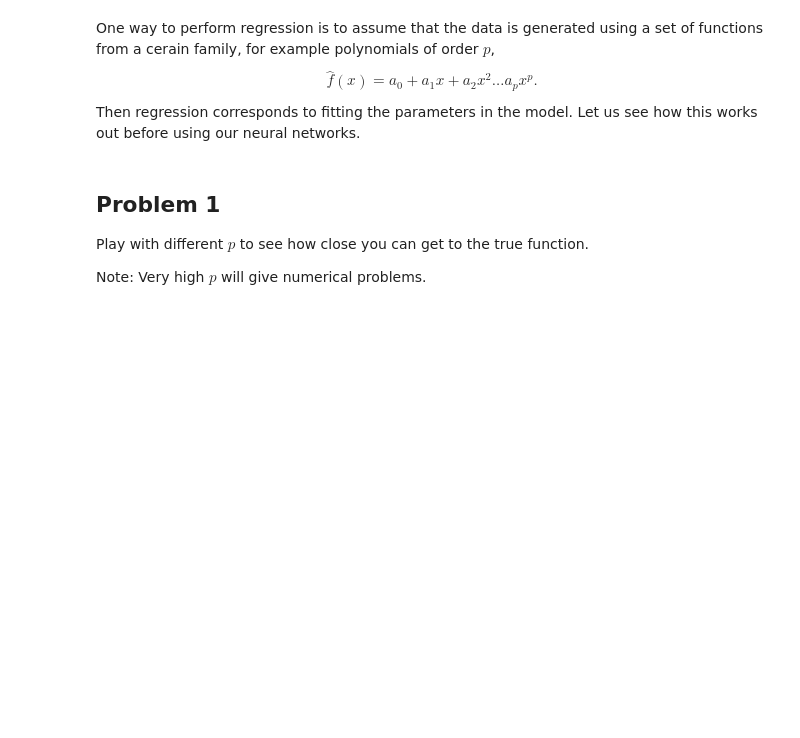
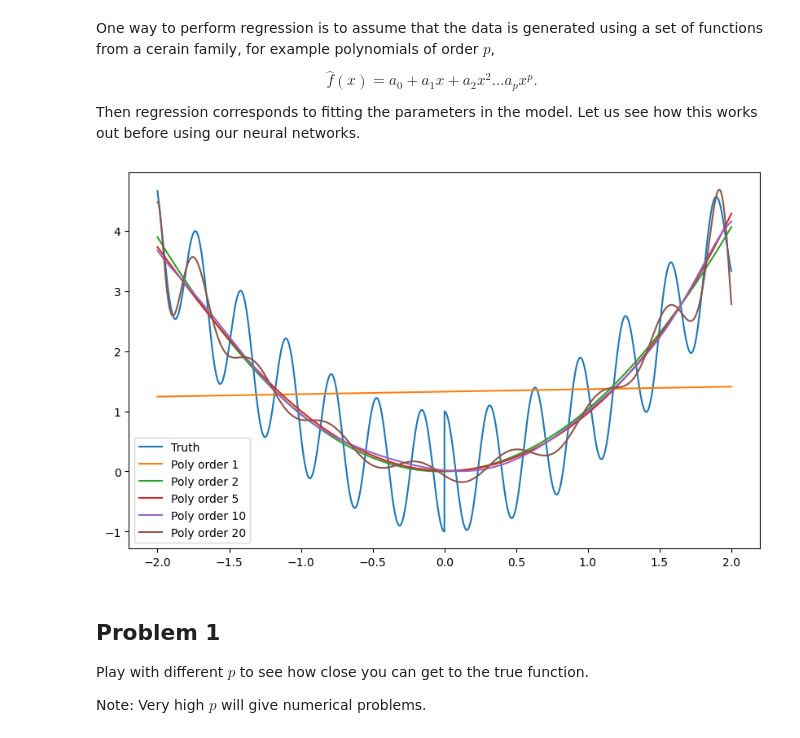
Before and after one commit to sigurdo/maskinlaring_for-signalbehandling, a Jupyter notebook: oving_3/TTT4185_assignment_3b_2022-10-17.ipynb, the cells around one changed output. Saved outputs shown, nothing was run; the diff lists cells and outputs as text; code cells hidden in the pictures; blank space fills up the shorter version.

```diff
--- a/oving_3/TTT4185_assignment_3b_2022-10-17.ipynb
+++ b/oving_3/TTT4185_assignment_3b_2022-10-17.ipynb
@@ -57,34 +63,36 @@ Then regression corresponds to fitting the parameters in the model. Let us see h
 # %%
 # Give a set of polynomial orders to try
 P = [1, 2, 5, 10, 20]
 
 # Define estimator function. Arguments are inout variable, observation and polynomial order
 # Returns a set of polynomial coefficients
 def reg_estimator(x,y,p):
     # Use simple ls approach
     N = len(x)
     H = np.zeros((N,p+1))
     for col in range(p+1):
         H[:,col] = x**col
     iHtH = np.linalg.inv(np.dot(H.T,H))
     theta = np.dot(np.dot(iHtH,H.T),y)
     return theta
 
 # Computes fx) = c_0 + c_1x + c_2 x^2 ... c_p x^p
 def poly(x, C):
     # compute p(x) for coeffs in c
     y = 0*x
     for p, c in enumerate(C):
         y += c*x**p
     return y
 
-plt.figure(figsize=(10,8))
+plt.figure(figsize=(10,6))
 plt.plot(x,f(x),label="Truth")
 for p in P:
     C = reg_estimator(x,y,p)
     plt.plot(x,poly(x,C),label="Poly order " + str(p))
 plt.legend()
 plt.show()
+# %% [output]
+[figure, added]
 # %% [markdown]
 ## Problem 1
 Play with different $p$ to see how close you can get to the true function.
```
Also changed, not shown: parts of 15 cells of this notebook.
